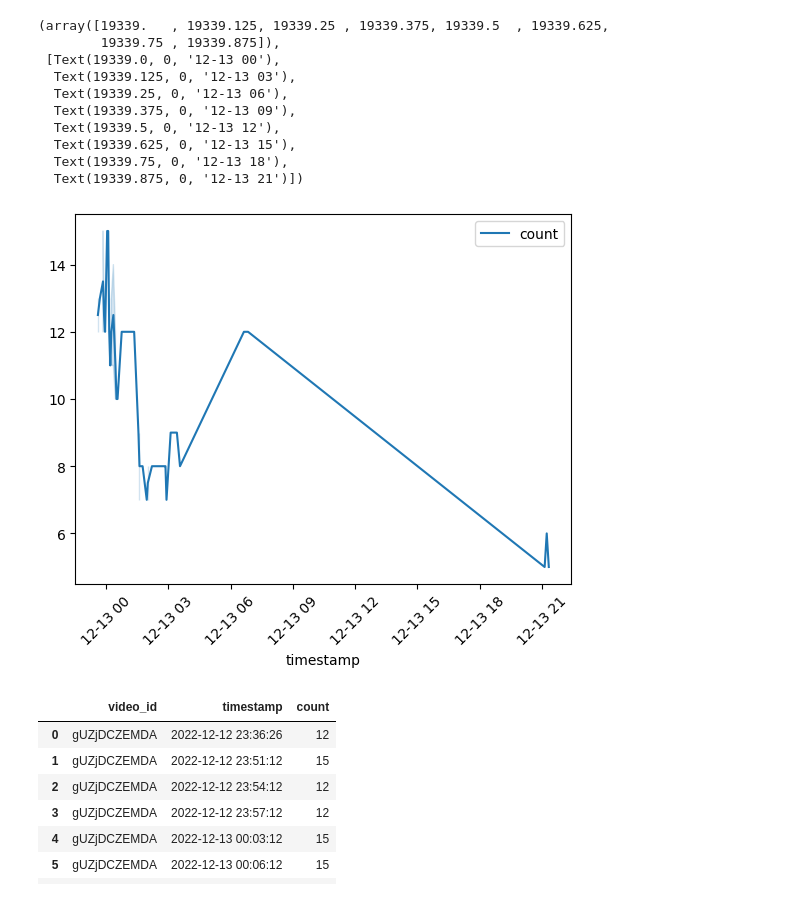
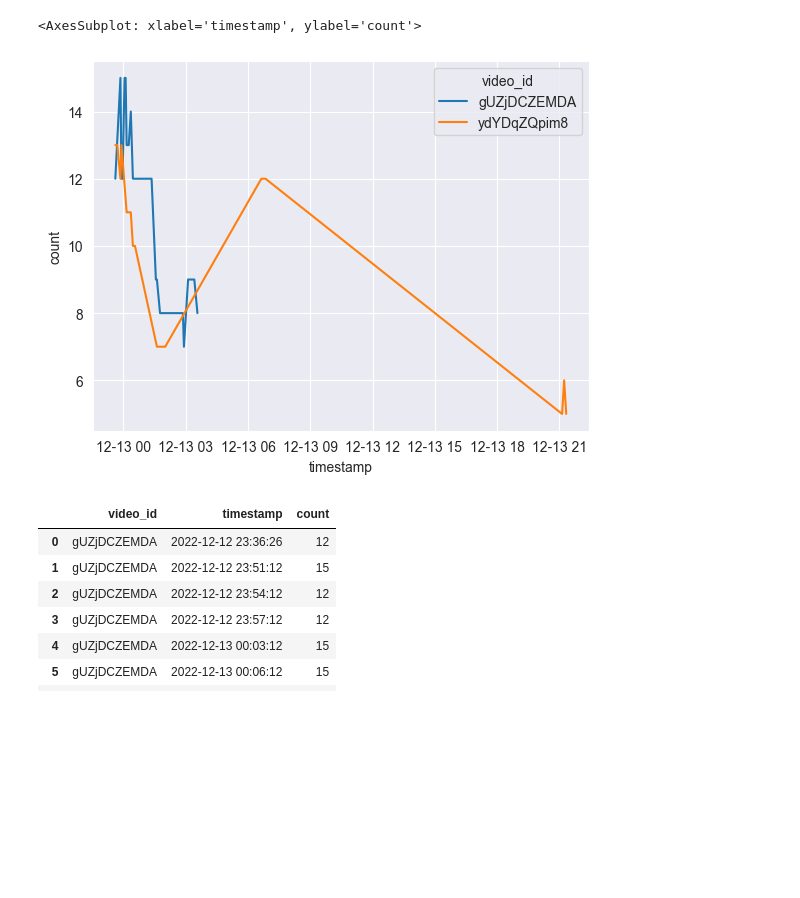
Before and after one commit to CharlesLehnen/DSCI-510-Principles-of-Programming-for-Data-Science, a Jupyter notebook: code/analyze_data.ipynb, the cells around one changed output. Cells and saved outputs as stored; diff of their text form; code cells hidden in the pictures; blank space fills up the shorter version.

Commit message:
finally - seaborn timeseries plot is working

```diff
--- a/code/analyze_data.ipynb
+++ b/code/analyze_data.ipynb
@@ -13,50 +13,40 @@ files = os.listdir('data/images/cropped')
 
 # Loop through the files
 for file in files:
     # Split the filenames
     parts = file.split('_')
     if parts[0] == 'image':
         video_id = parts[1]
         timestamp = parts[2] + "_" + parts[3]
         # Create a key for the dictionary using the video_id and timestamp
         key = f"{video_id}_{timestamp}"
         # If the key doesn't exist in the dictionary, create a new list for it
         if key not in file_dict:
             file_dict[key] = []
         # Append the file path to the list of file paths for this key
         file_dict[key].append(os.path.join('data/images/cropped', file))
 
 # Convert to Pandas dataframe
 rows = []
 for key, value in file_dict.items():
     video_id = key.split("_")[0]
     timestamp = key.split("_")[1] + "_" + key.split("_")[2]
     count = len(value)
     rows.append((video_id, timestamp, count))
 
 
 df = pd.DataFrame(rows, columns=["video_id", "timestamp", "count"])
 df['timestamp']=pd.to_datetime(df['timestamp'],format='%Y-%m-%d_%H-%M-%S')
 
+# Group the data by video_id and timestamp, and calculate the count for each group
+df_plot = df.groupby(['video_id', 'timestamp'])['count'].sum().reset_index()
 
-# Set the timestamp column as the index of the dataframe
-df.set_index("timestamp", inplace=True)
-
-# Use seaborn to plot the timeseries
-sns.lineplot(data=df)
-plt.xticks(rotation=45)
+# Use seaborn to create a timeseries plot with timestamp in the x-axis and count in the y-axis
+sns.set_style("darkgrid")
+sns.lineplot(x="timestamp", y="count", hue="video_id", data=df_plot)
 # %% [output]
-(array([19339.   , 19339.125, 19339.25 , 19339.375, 19339.5  , 19339.625,
-        19339.75 , 19339.875]),
- [Text(19339.0, 0, '12-13 00'),
-  Text(19339.125, 0, '12-13 03'),
-  Text(19339.25, 0, '12-13 06'),
-  Text(19339.375, 0, '12-13 09'),
-  Text(19339.5, 0, '12-13 12'),
-  Text(19339.625, 0, '12-13 15'),
-  Text(19339.75, 0, '12-13 18'),
-  Text(19339.875, 0, '12-13 21')])
+<AxesSubplot: xlabel='timestamp', ylabel='count'>
-[figure, old version]
+[figure, new version]
 # %%
 df
 # %% [output]
```
Also changed, not shown: 1 other file.
